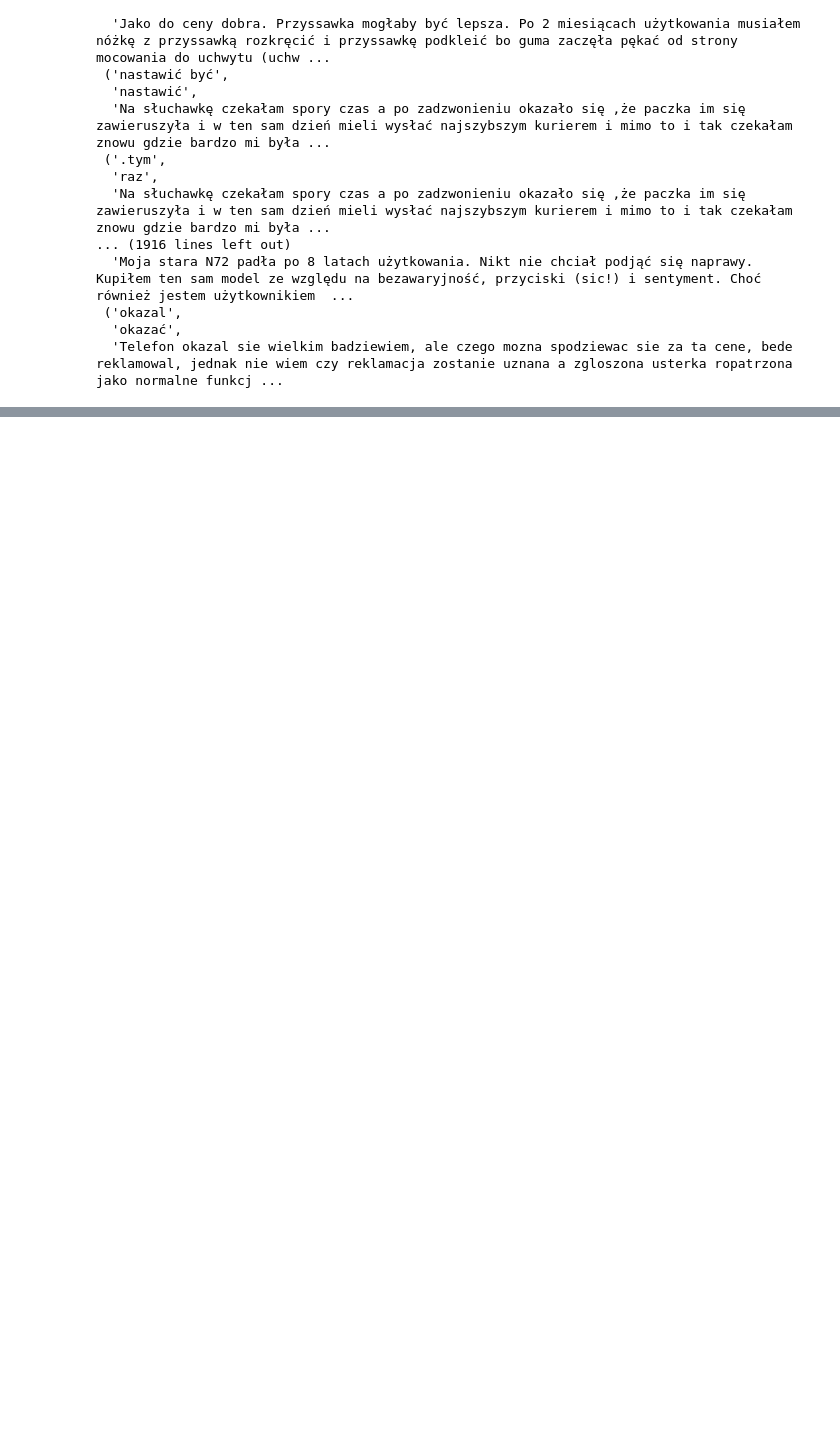
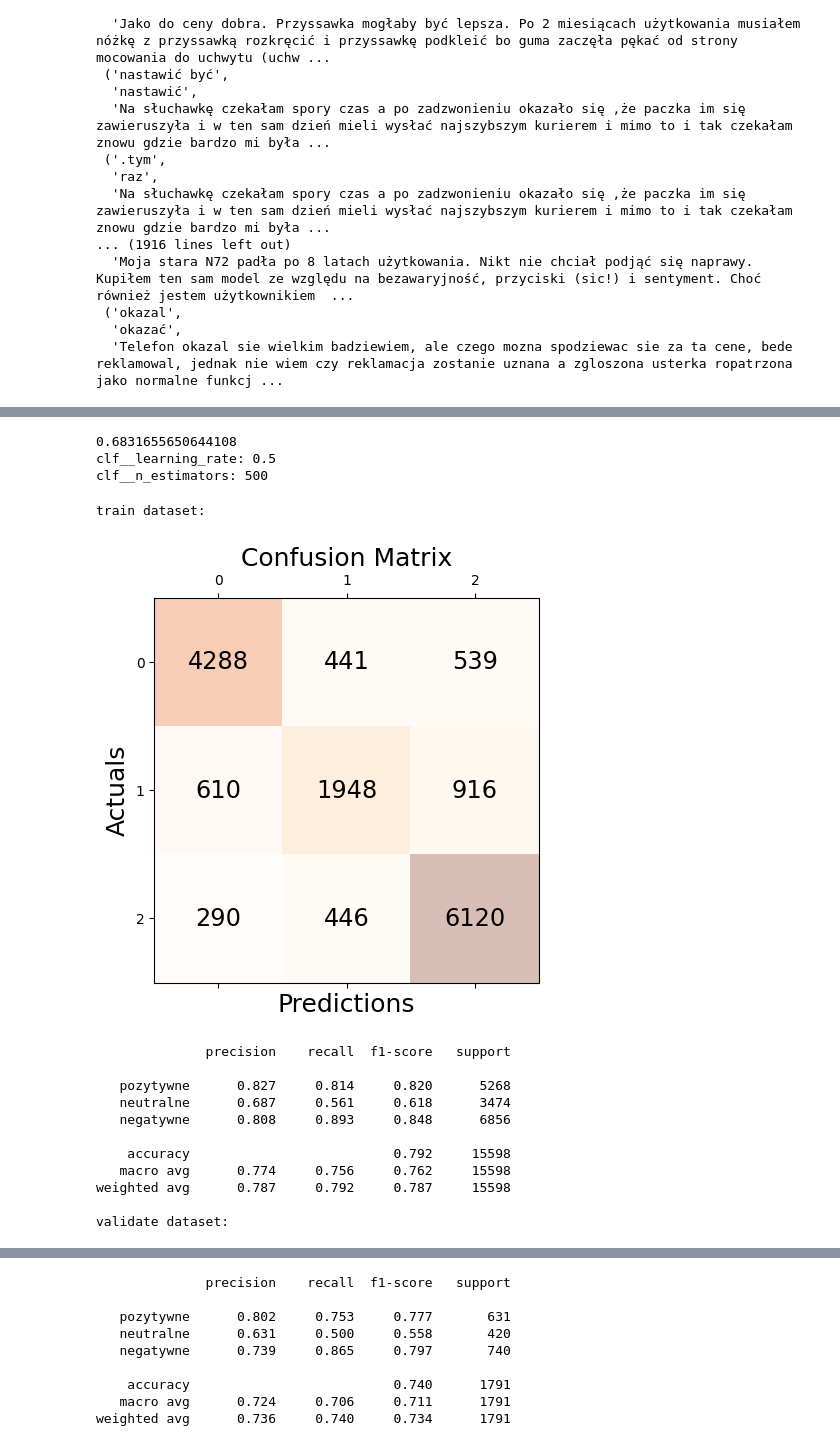
Before and after one commit to czechoa/diploma_project, a Jupyter notebook: jupiter_notes/test_autocorect.ipynb, the cells around one changed output, grey strips where cells are left out. Drawn from its saved outputs; the diff is of its cells as text; code cells hidden in the pictures; blank space fills up the shorter version.

```diff
--- a/jupiter_notes/test_autocorect.ipynb
+++ b/jupiter_notes/test_autocorect.ipynb
@@ -214,15 +277,3 @@ plot_and_print_score_model(target_val, y_pred)
     accuracy                           0.77      1791
    macro avg       0.75      0.73      0.74      1791
 weighted avg       0.76      0.77      0.76      1791
-# %%
-text_clf = Pipeline(
-    [
-        ("vect", CountVectorizer(strip_accents='ascii', min_df=2,ngram_range=(1,2))),
-        ("tfidf", TfidfTransformer(use_idf=True)),
-        ("clf", LogisticRegression(C=10,max_iter=1000,n_jobs=-1,multi_class='multinomial',)),
-    ]
-)
-text_clf.fit(texts,target)
-
-y_pred = text_clf.predict(texts_val)
-plot_and_print_score_model(target_val, y_pred)
@@ -268,0 +309,47 @@ False
+# %%
+from  sklearn.ensemble import AdaBoostClassifier
+text_clf = Pipeline(
+    [
+        ("vect", CountVectorizer(strip_accents='ascii')),
+        ("tfidf", TfidfTransformer()),
+        ("clf", AdaBoostClassifier()),
+    ]
+)
+parameters = {
+    'clf__n_estimators': (500,1000,10000),
+    'clf__learning_rate': (0.1,0.5,1)
+}
+
+gs_clf = GridSearchCV(text_clf, parameters, cv=5, n_jobs=-1)
+gs_clf = gs_clf.fit(texts, target)
+print(gs_clf.best_score_)
+for param_name in sorted(parameters.keys()):
+    print("%s: %r" % (param_name, gs_clf.best_params_[param_name])) # oddychelnia standartowe
+# find_the_best_model_parameter()
+# %% [output]
+0.6831655650644108
+clf__learning_rate: 0.5
+clf__n_estimators: 500
+# %%
+text_clf = Pipeline(
+    [
+        ("vect", CountVectorizer(strip_accents='ascii', min_df=2, ngram_range=(1, 2))),
+        ("tfidf", TfidfTransformer(use_idf=True)),
+        ("clf", AdaBoostClassifier(learning_rate=0.5,n_estimators=500)),
+    ]
+)
+model_fit__and_model_statistics(text_clf,texts,target,texts_val,target_val)
+# %% [output]
+train dataset:
+[figure, added]
+              precision    recall  f1-score   support
+
+   pozytywne      0.827     0.814     0.820      5268
+   neutralne      0.687     0.561     0.618      3474
+   negatywne      0.808     0.893     0.848      6856
+
+    accuracy                          0.792     15598
+   macro avg      0.774     0.756     0.762     15598
+weighted avg      0.787     0.792     0.787     15598
+
+validate dataset:
@@ -268,0 +357,9 @@ False
+              precision    recall  f1-score   support
+
+   pozytywne      0.802     0.753     0.777       631
+   neutralne      0.631     0.500     0.558       420
+   negatywne      0.739     0.865     0.797       740
+
+    accuracy                          0.740      1791
+   macro avg      0.724     0.706     0.711      1791
+weighted avg      0.736     0.740     0.734      1791
```
Also changed, not shown: parts of 27 cells of this notebook, 7 other files.
